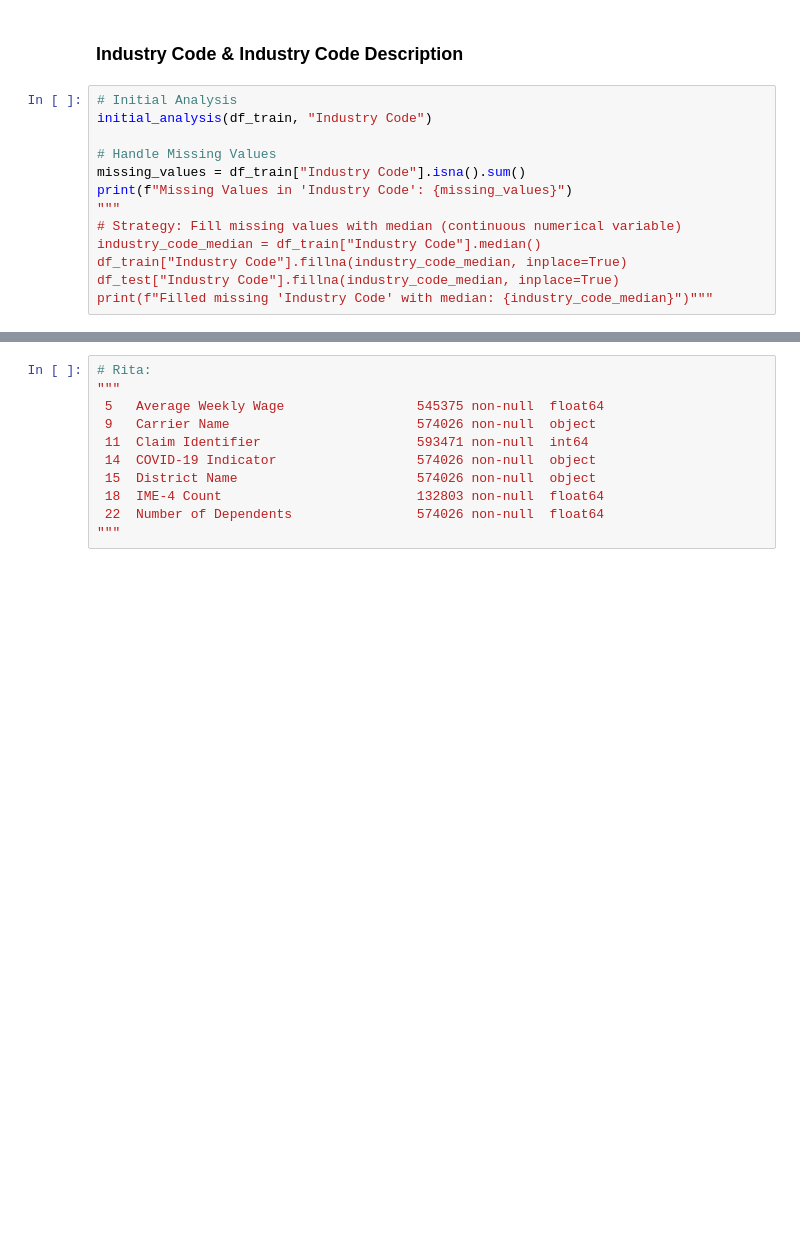
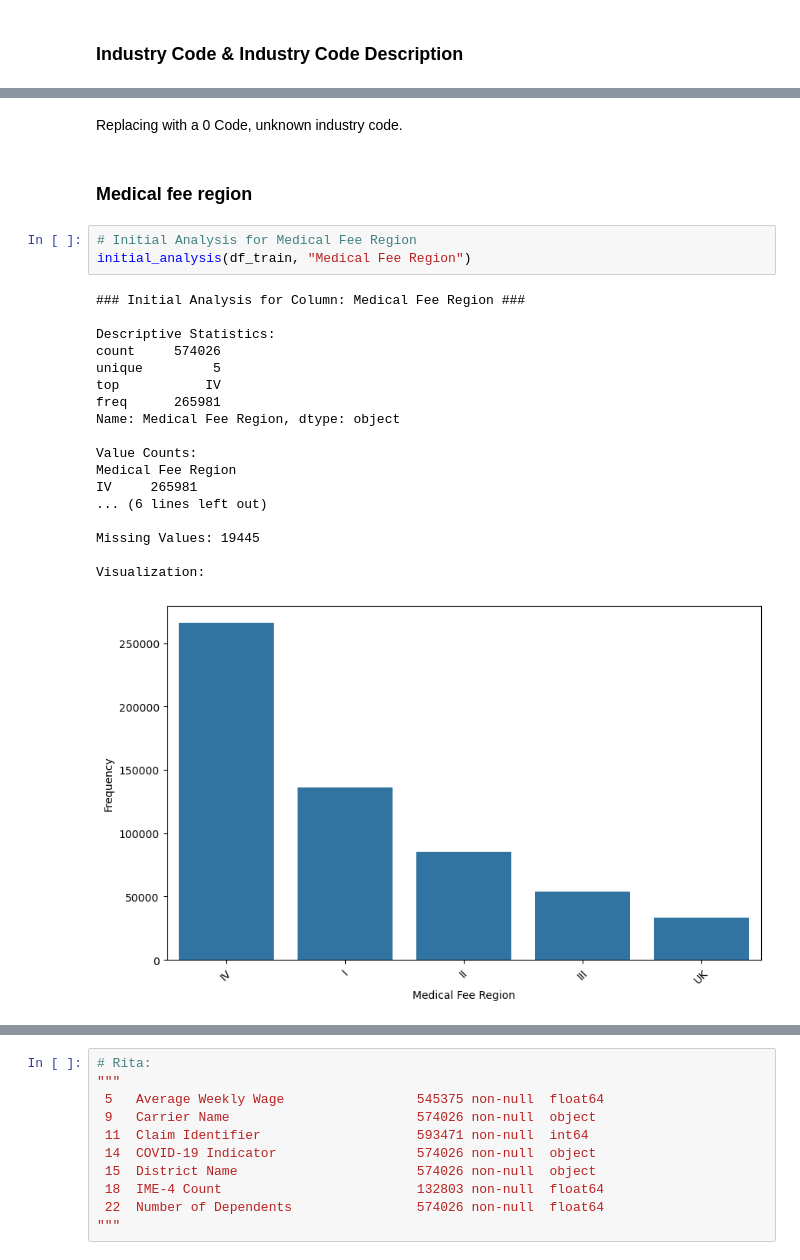
Before and after one commit to berthlou/DSAA_ML_41, a Jupyter notebook: code/exploratory_analysis/exploratory_analysis_preprocessing_louis.ipynb, the cells around one changed output, grey strips where cells are left out. Cells and saved outputs as stored; diff of their text form; blank space fills up the shorter version.

```diff
--- a/code/exploratory_analysis/exploratory_analysis_preprocessing_louis.ipynb
+++ b/code/exploratory_analysis/exploratory_analysis_preprocessing_louis.ipynb
@@ -330,16 +330,3 @@ def initial_analysis(df, column_name):
             plot_pie(df, column_name)
 # %% [markdown]
 ### Industry Code & Industry Code Description
-# %%
-# Initial Analysis
-initial_analysis(df_train, "Industry Code")
-
-# Handle Missing Values
-missing_values = df_train["Industry Code"].isna().sum()
-print(f"Missing Values in 'Industry Code': {missing_values}")
-"""
-# Strategy: Fill missing values with median (continuous numerical variable)
-industry_code_median = df_train["Industry Code"].median()
-df_train["Industry Code"].fillna(industry_code_median, inplace=True)
-df_test["Industry Code"].fillna(industry_code_median, inplace=True)
-print(f"Filled missing 'Industry Code' with median: {industry_code_median}")"""
@@ -366,0 +355,26 @@ Missing Values in 'Industry Code': 29403
+# %% [markdown]
+Replacing with a 0 Code, unknown industry code.
+# %% [markdown]
+### Medical fee region
+# %%
+# Initial Analysis for Medical Fee Region
+initial_analysis(df_train, "Medical Fee Region")
+# %% [output]
+### Initial Analysis for Column: Medical Fee Region ###
+
+Descriptive Statistics:
+count     574026
+unique         5
+top           IV
+freq      265981
+Name: Medical Fee Region, dtype: object
+
+Value Counts:
+Medical Fee Region
+IV     265981
+... (6 lines left out)
+
+Missing Values: 19445
+
+Visualization:
+[figure, added]
```
Also changed, not shown: parts of 15 cells of this notebook.
